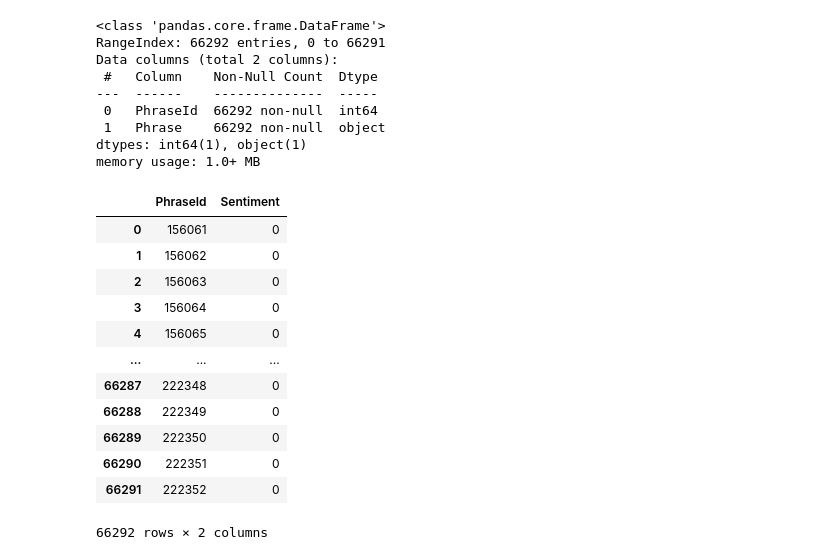
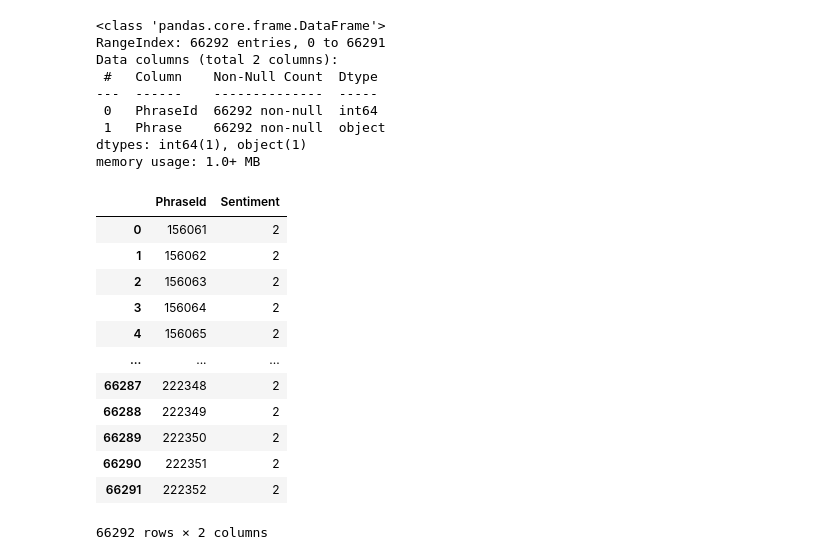
Before and after one commit to dennisuid/sent_analy, a Jupyter notebook: sentanaly-nn-run.ipynb, the cells around one changed output. Drawn from its saved outputs; the diff is of its cells as text; code cells hidden in the pictures.

```diff
--- a/sentanaly-nn-run.ipynb
+++ b/sentanaly-nn-run.ipynb
@@ -35,7 +43,7 @@ def create_padding(sentence):
 # Relevant columns only
 
 data = df_full.drop(['SentenceId'], axis=1)
-data = data.iloc[:5000, :]
+# data = data.iloc[:75000, :]
 
 data.info()
 # %% [output]
@@ -113,7 +121,7 @@ data["Phrase"] = data["Phrase"].apply(lambda text: remove_freqwords(text))
 data['Phrase'] = data['Phrase'].apply(lambda x: create_padding(x))
 # %%
 # Tokenize and pad sequences
-vocab = set(" ".join(df_full["Phrase"]).split())
+vocab = set(" ".join(data["Phrase"]).split())
 vocab.add("<PAD>")
 word_to_ix = {word: i+1 for i, word in enumerate(vocab)}
 # %%
@@ -165,7 +183,7 @@ class SentimentRNN(nn.Module):
 # %%
 # Define model parameters
 input_size = len(vocab) + 1
-hidden_size = 16
+hidden_size = 128
 output_size = 5
-num_layers = 3
+num_layers = 8
 # %%
@@ -299,21 +328,9 @@ data_test = df_test.drop(['SentenceId'], axis=1)
 
 # Remove punctuations
 
-PUNCT_TO_REMOVE = string.punctuation
-def remove_punctuation(text):
-    """custom function to remove the punctuation"""
-    return text.translate(str.maketrans('', '', PUNCT_TO_REMOVE))
-
 data_test["Phrase"] = data_test["Phrase"].apply(lambda text: remove_punctuation(text))
 
 # Remove STOPWORDS
-
-", ".join(stopwords.words('english'))
-
-STOPWORDS = set(stopwords.words('english'))
-def remove_stopwords(text):
-    """custom function to remove the stopwords"""
-    return " ".join([word for word in str(text).split() if word not in STOPWORDS])
 
 data_test["Phrase"] = data_test["Phrase"].apply(lambda text: remove_stopwords(text))
 
@@ -333,13 +350,13 @@ def remove_freqwords(text):
 
 data_test["Phrase"] = data_test["Phrase"].apply(lambda text: remove_freqwords(text))
 
-# # Remove Stemming
+# Remove Stemming
 
-# stemmer = PorterStemmer()
-# def stem_words(text):
-#     return " ".join([stemmer.stem(word) for word in text.split()])
+stemmer = PorterStemmer()
+def stem_words(text):
+    return " ".join([stemmer.stem(word) for word in text.split()])
 
-# data_test["Phrase"] = data_test["Phrase"].apply(lambda text: stem_words(text))
+data_test["Phrase"] = data_test["Phrase"].apply(lambda text: stem_words(text))
 
 # # Lemmatisation
 
@@ -356,44 +373,44 @@ data_test["Phrase"] = data_test["Phrase"].apply(lambda text: remove_freqwords(te
 data_test.info()
 # apply the function to the dataframe column 'Phrase'
 # data_test = data_test.iloc[:10000, :]
 data_test['Phrase'] = data_test['Phrase'].apply(lambda x: create_padding(x))
 
 # feed into the evaluation model
 best_model.eval() # Set model to evaluation mode
 y_pred_submission = []
 for sentence_test in data_test['Phrase']:
     sentence_test = [word_to_ix[word] if word in word_to_ix else 0 for word in sentence_test.split()[:10]]
     sentence_test += [0] * (10 - len(sentence_test))
     sentence_test = torch.tensor(sentence_test, dtype=torch.long).unsqueeze(0).to(device)
     with torch.no_grad():
         output = model(sentence_test)
         prediction = torch.argmax(output, dim=1).item()
         y_pred_submission.append(prediction)
 d = {'PhraseId': data_test['PhraseId'], 'Sentiment': prediction}
 submission = pd.DataFrame(data=d)
 submission
 # %% [output]
 <class 'pandas.core.frame.DataFrame'>
 RangeIndex: 66292 entries, 0 to 66291
 Data columns (total 2 columns):
  #   Column    Non-Null Count  Dtype
 ---  ------    --------------  -----
  0   PhraseId  66292 non-null  int64
  1   Phrase    66292 non-null  object
 dtypes: int64(1), object(1)
 memory usage: 1.0+ MB
 |  | PhraseId | Sentiment |
-| 0 | 156061 | 0 |
-| 1 | 156062 | 0 |
-| 2 | 156063 | 0 |
-| 3 | 156064 | 0 |
-| 4 | 156065 | 0 |
+| 0 | 156061 | 2 |
+| 1 | 156062 | 2 |
+| 2 | 156063 | 2 |
+| 3 | 156064 | 2 |
+| 4 | 156065 | 2 |
 | ... | ... | ... |
-| 66287 | 222348 | 0 |
-| 66288 | 222349 | 0 |
-| 66289 | 222350 | 0 |
-| 66290 | 222351 | 0 |
-| 66291 | 222352 | 0 |
+| 66287 | 222348 | 2 |
+| 66288 | 222349 | 2 |
+| 66289 | 222350 | 2 |
+| 66290 | 222351 | 2 |
+| 66291 | 222352 | 2 |
 66292 rows × 2 columns
 # %%
 submission.to_csv('/kaggle/working/submission.csv', index=False, header=True)
```
Also changed, not shown: parts of 8 cells of this notebook.
